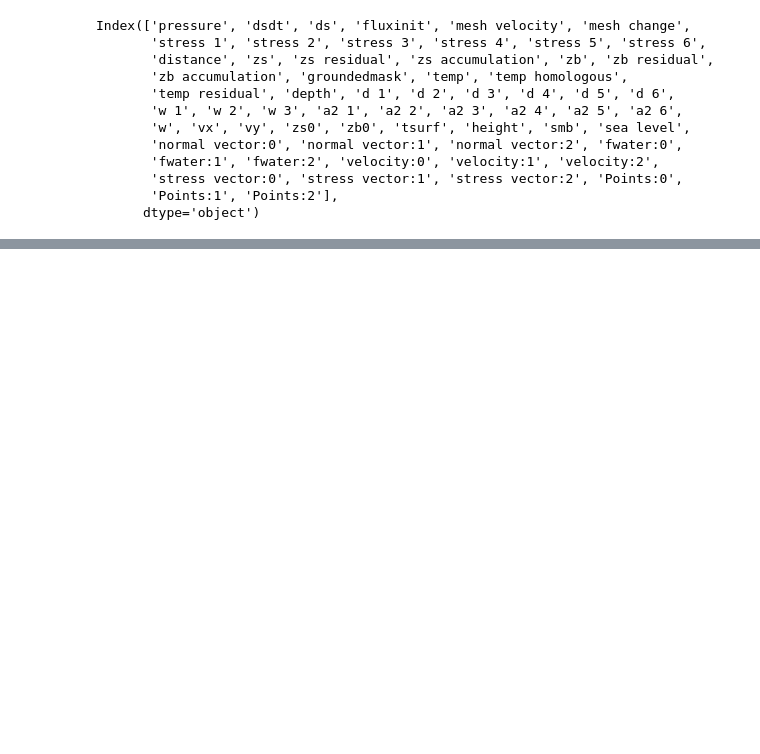
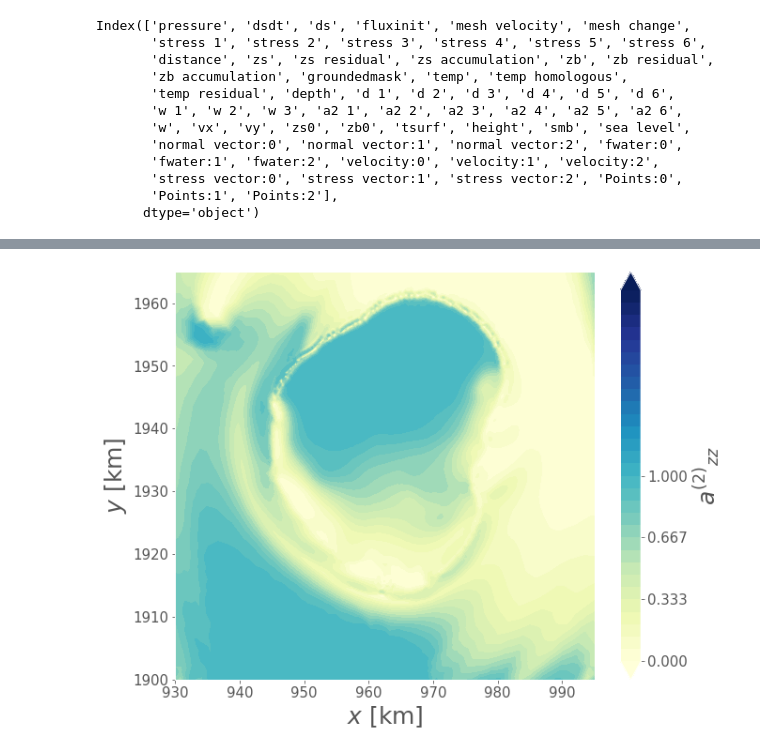
Before and after one commit to henryclara/AnisotropyElmer, a Jupyter notebook: PostProcessing/FirstPlots.ipynb, the cells around one changed output, grey strips where cells are left out. Cells and saved outputs as stored; diff of their text form; code cells hidden in the pictures; blank space fills up the shorter version.

Commit message:
Add code to calculate the fabric strength

```diff
--- a/PostProcessing/FirstPlots.ipynb
+++ b/PostProcessing/FirstPlots.ipynb
@@ -109,0 +110,29 @@ fig.savefig('../Figures/a_zz.jpg', format='jpg', dpi=700, bbox_inches = "tight")
+# %%
+# Create an array for the fabric strength
+
+fab_str = np.zeros_like(axx)
+
+for i in range(len(axx)):
+    for j in range(len(axx[0])):
+        aniso = np.array([[axx[i][j], axy[i][j], axz[i][j]], [axy[i][j], ayy[i][j], ayz[i][j]], [axz[i][j], ayz[i][j], azz[i][j]]])
+        det = np.linalg.det(aniso)
+        fab_str[i][j] = 1.0 - 27.0 * det
+# %%
+# Plot the fabric strength
+
+inter = 30
+fig, ax = plt.subplots(1, 1, figsize=(10, 8))
+CS = ax.contourf(x/1000, y/1000, fab_str, levels=np.linspace(0,1,31),  cmap='YlGnBu')
+skip = (slice(None, None, inter), slice(None, None, inter))
+ax.set_xlabel(r'$x$ [km]', size=25)
+ax.set_ylabel(r'$y$ [km]', size=25)
+ax.tick_params(axis='both', which='major', labelsize=15)
+plt.xlim(930, 995)
+plt.ylim(1900, 1965)
+cbar = fig.colorbar(CS, ticks=[0.0, 0.333, 0.667, 1.0])
+cbar.ax.tick_params(labelsize=15)
+cbar.set_label(r"${a^{(2)}}_{zz}$", rotation=90, size=25)
+
+fig.savefig('../Figures/a_zz.jpg', format='jpg', dpi=700, bbox_inches = "tight")
+# %% [output]
+[figure, added]
```
Also changed, not shown: parts of 4 cells of this notebook.
